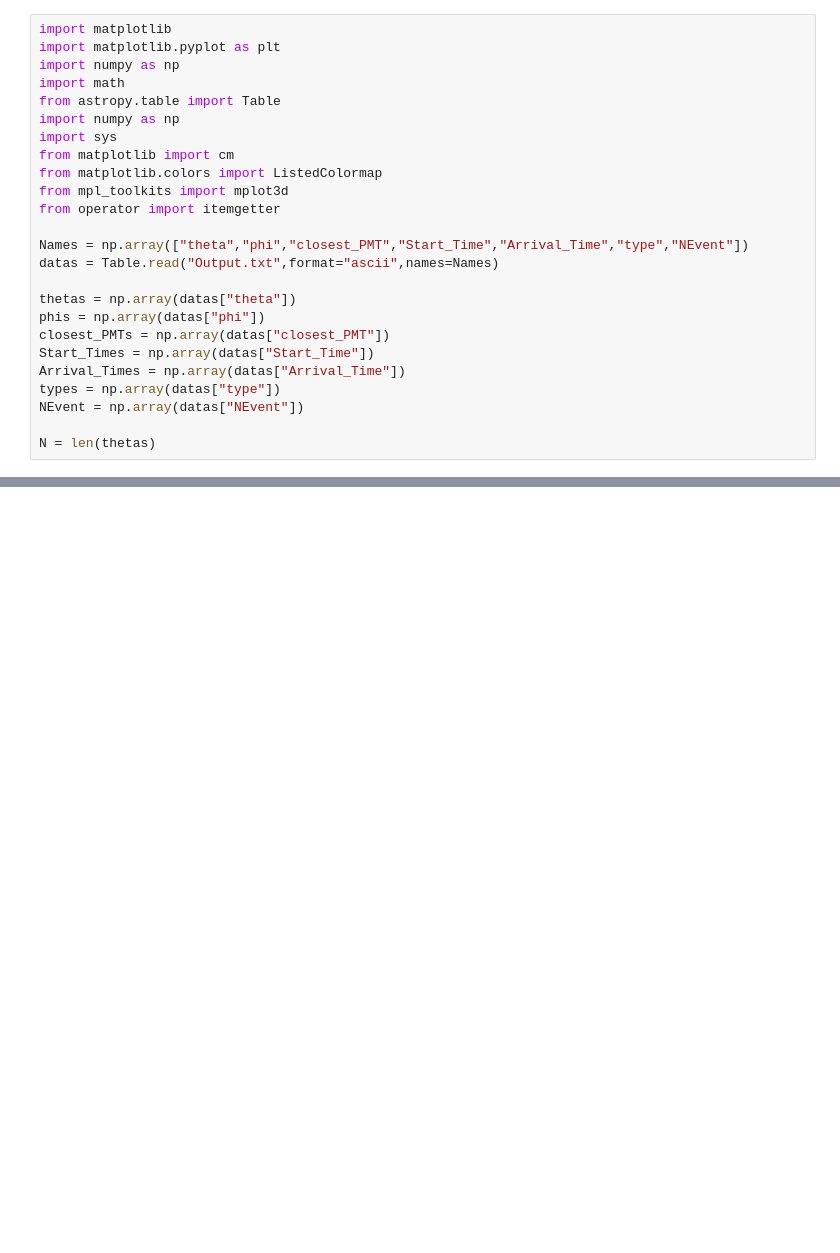
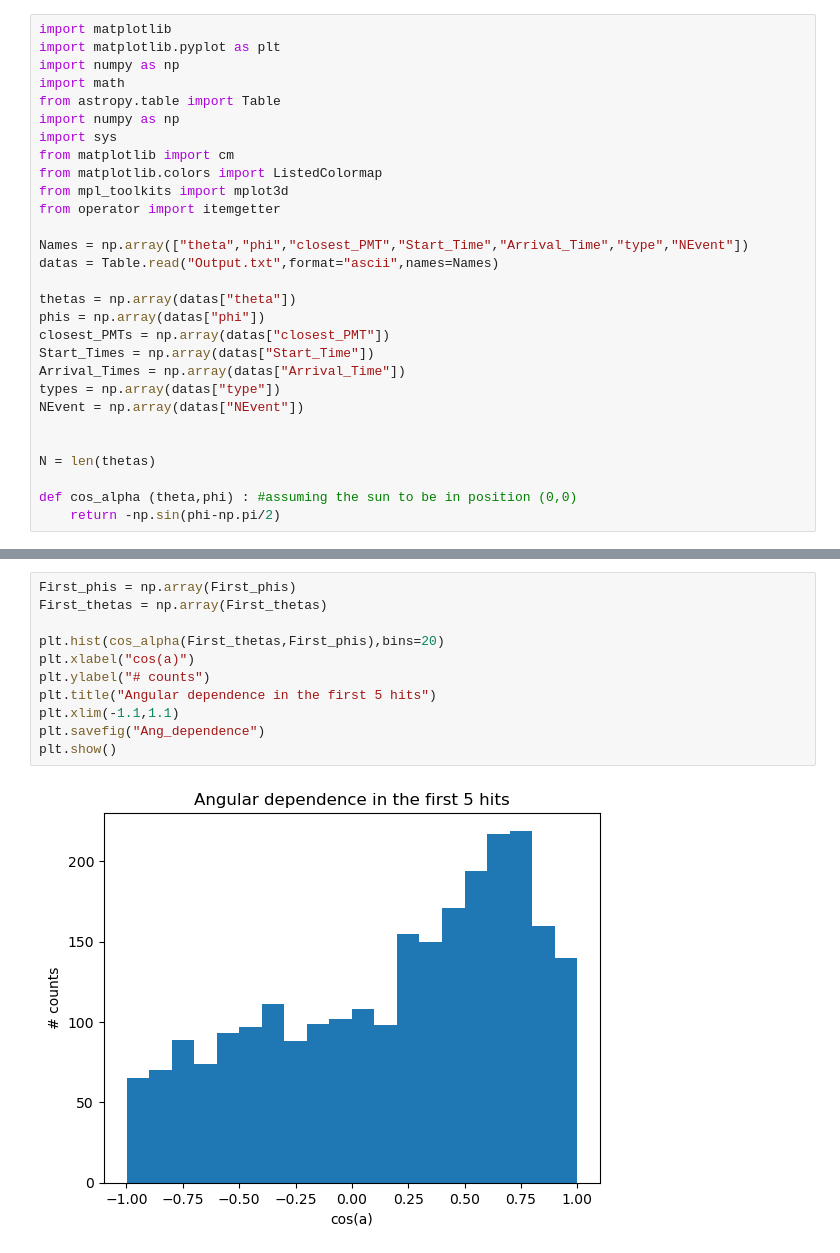
Before and after one commit to ccol168/Directionality_ToyMC_JUNO, a Jupyter notebook: Ordered_hits.ipynb, the cells around one changed output, grey strips where cells are left out. Cells and saved outputs as stored; diff of their text form; blank space fills up the shorter version.

Commit message:
Added analysis for cos(alpha)

```diff
--- a/Ordered_hits.ipynb
+++ b/Ordered_hits.ipynb
@@ -22,5 +22,9 @@ Arrival_Times = np.array(datas["Arrival_Time"])
 types = np.array(datas["type"])
 NEvent = np.array(datas["NEvent"])
 
+
 N = len(thetas)
+
+def cos_alpha (theta,phi) : #assuming the sun to be in position (0,0)
+    return -np.sin(phi-np.pi/2)
 # %%
@@ -67,0 +76,13 @@ plt.show()
+# %%
+First_phis = np.array(First_phis)
+First_thetas = np.array(First_thetas)
+
+plt.hist(cos_alpha(First_thetas,First_phis),bins=20)
+plt.xlabel("cos(a)")
+plt.ylabel("# counts")
+plt.title("Angular dependence in the first 5 hits")
+plt.xlim(-1.1,1.1)
+plt.savefig("Ang_dependence")
+plt.show()
+# %% [output]
+[figure, added]
```
Also changed, not shown: parts of 1 cell of this notebook.
